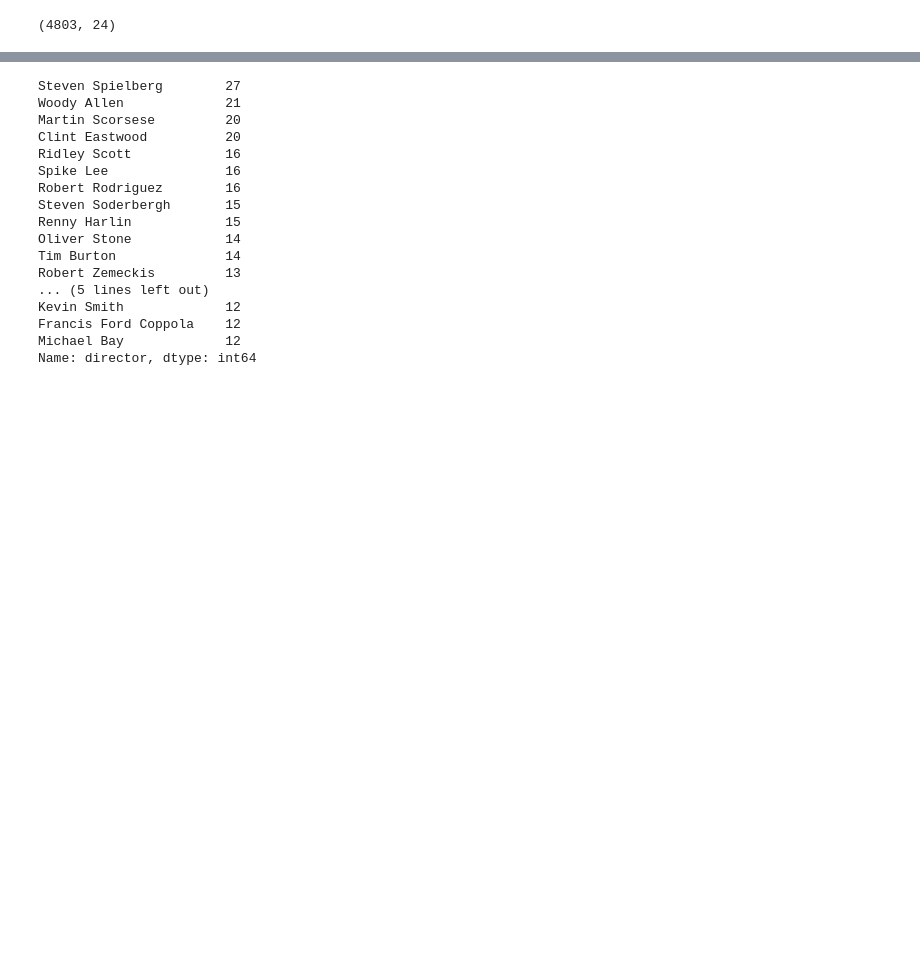
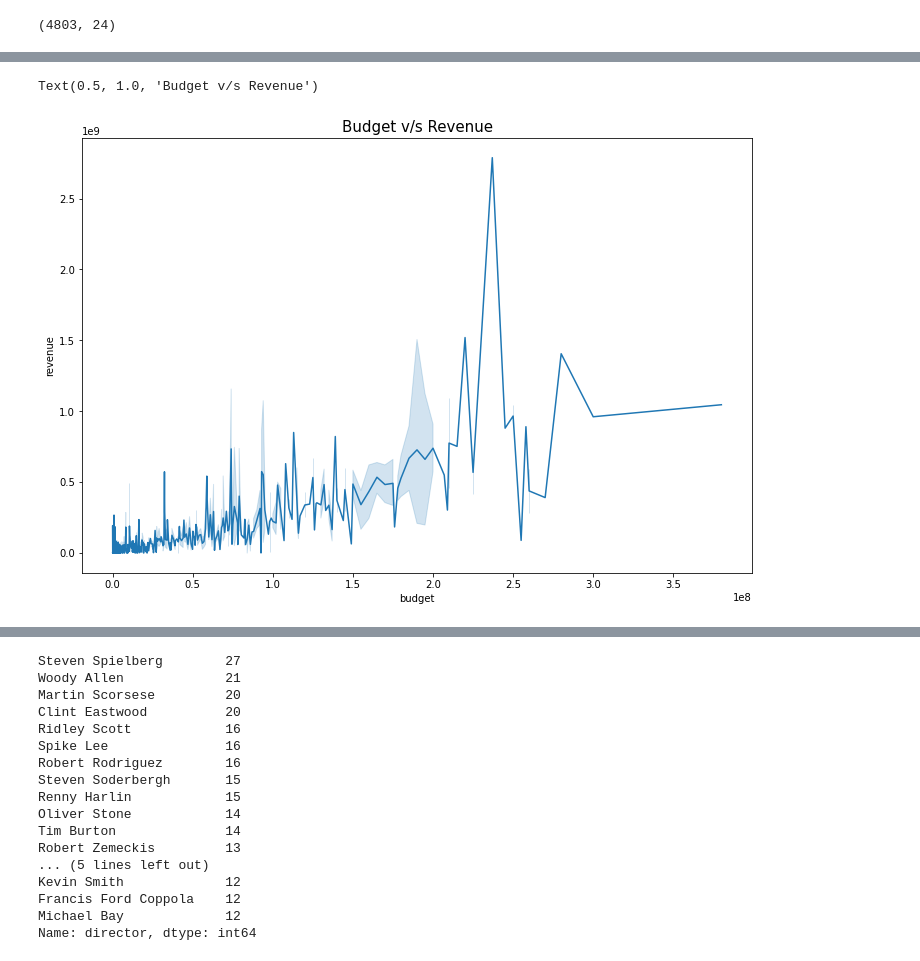
Before and after one commit to jaisonjames0006/ML, a Jupyter notebook: Project_1_Movie_Recommendation_System.ipynb, the cells around one changed output, grey strips where cells are left out. Cells and saved outputs as stored; diff of their text form; code cells hidden in the pictures; blank space fills up the shorter version.

```diff
--- a/Project_1_Movie_Recommendation_System.ipynb
+++ b/Project_1_Movie_Recommendation_System.ipynb
@@ -67,7 +69,10 @@ df= df_movies.sort_values(by=['year'], ascending=False)
 # %%
 # Plot the Budget vs Revenue graph
 
-# plt.figure(figsize=(12,8))
-# sns.lineplot(df_movies['budget'],df_movies['revenue'])
-# plt.title('Budget v/s Revenue',fontsize=15)
+plt.figure(figsize=(12,8))
+sns.lineplot(df_movies['budget'],df_movies['revenue'])
+plt.title('Budget v/s Revenue',fontsize=15)
+# %% [output]
+Text(0.5, 1.0, 'Budget v/s Revenue')
+[figure, added]
 # %%
```
Also changed, not shown: parts of 12 cells of this notebook.
